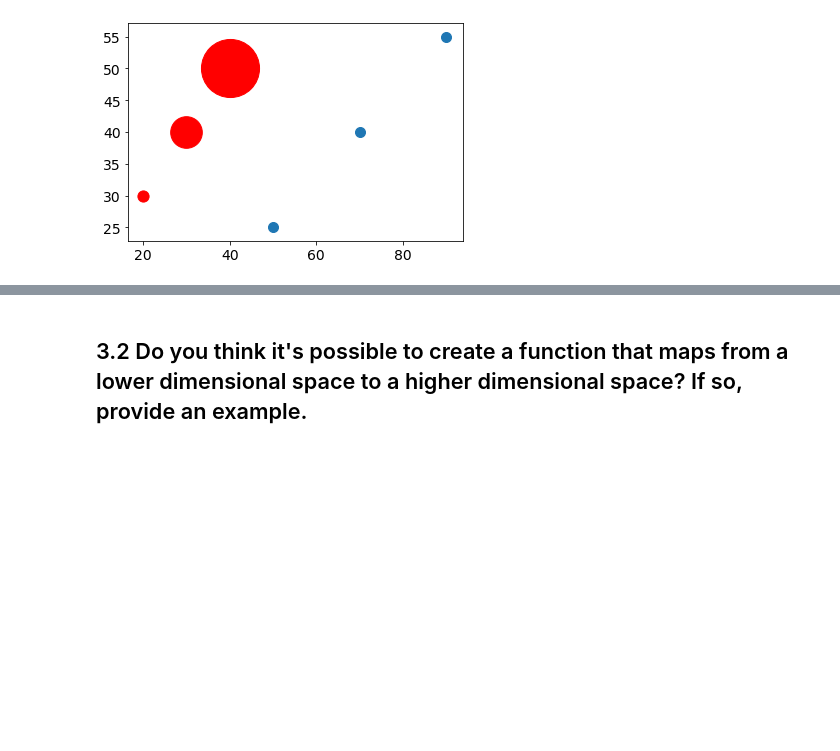
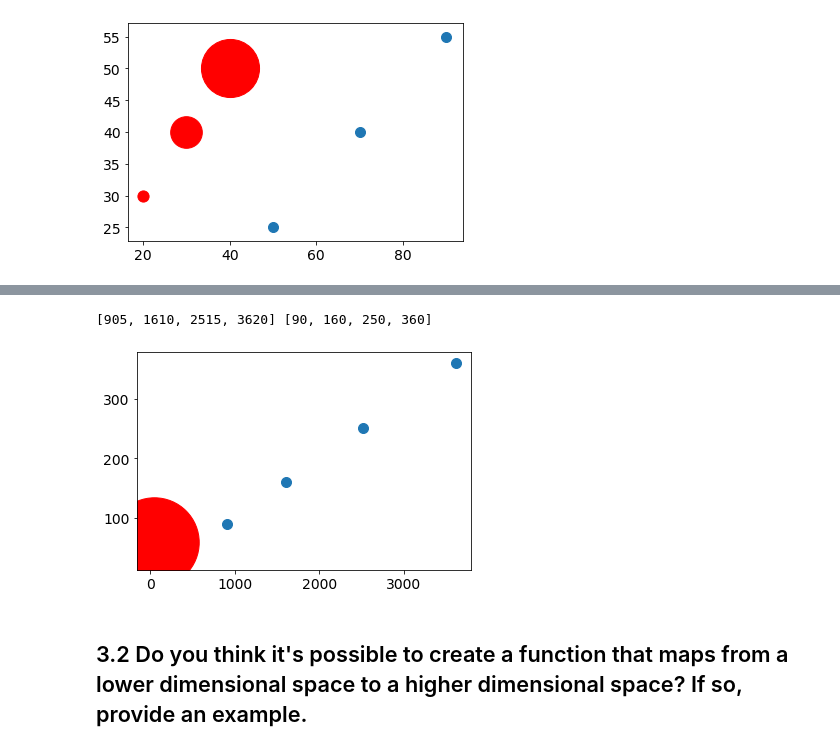
Before and after one commit to Khislatz/DS-Unit-1-Sprint-3-Linear-Algebra, a Jupyter notebook: module3-dimensionality-reduction/Khislat_Zhuraeva_LS_DS_133_High_Dimensional_Data_Assignment.ipynb, the cells around one changed output, grey strips where cells are left out. Saved outputs shown, nothing was run; the diff lists cells and outputs as text; code cells hidden in the pictures; blank space fills up the shorter version.

```diff
--- a/module3-dimensionality-reduction/Khislat_Zhuraeva_LS_DS_133_High_Dimensional_Data_Assignment.ipynb
+++ b/module3-dimensionality-reduction/Khislat_Zhuraeva_LS_DS_133_High_Dimensional_Data_Assignment.ipynb
@@ -148,13 +146,18 @@ SyntaxError: ignored
 # %%
 x=[]
 y=[]
-for point in [(20,30,5), (30,40,10), (40, 50, 15)]:
+
+for point in [(20,30,5,3), (30,40,10,4), (40,50,15,5), (50,60, 20, 6)]:
   plt.scatter(x=point[0], y = point[1], s = point[2]**3, color='r')
-  x.append(m(point)[0])
-  y.append(m(point)[1])
+  x.append(n(point)[0])
+  y.append(n(point)[1])
+
 print(x,y)
 plt.scatter(x,y, s=100)
 plt.show()
+# %% [output]
+[905, 1610, 2515, 3620] [90, 160, 250, 360]
+[figure, added]
 # %% [markdown]
 ## 3.2 Do you think it's possible to create a function that maps from a lower dimensional space to a higher dimensional space? If so, provide an example.
 # %% [markdown]
```
Also changed, not shown: parts of 38 cells of this notebook.
